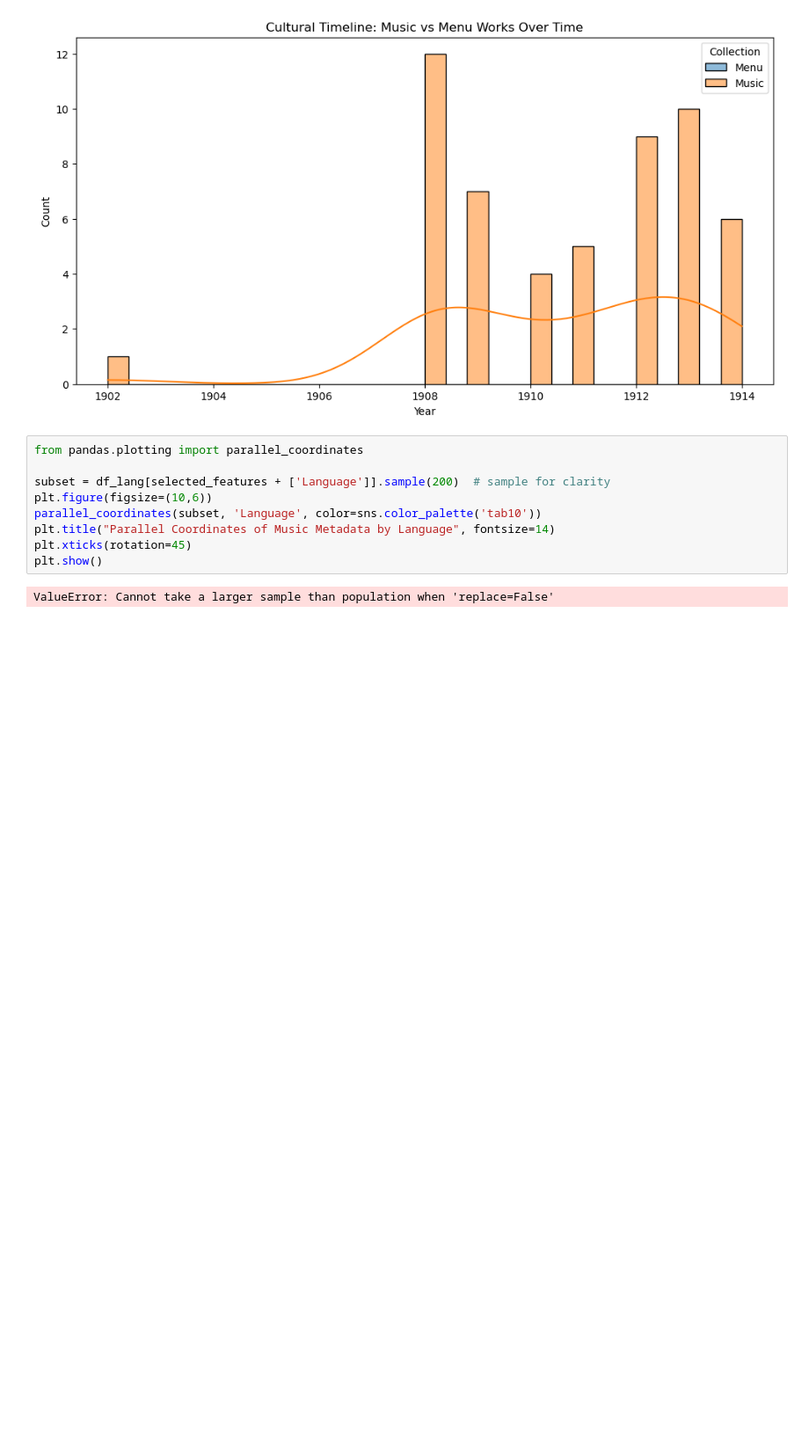
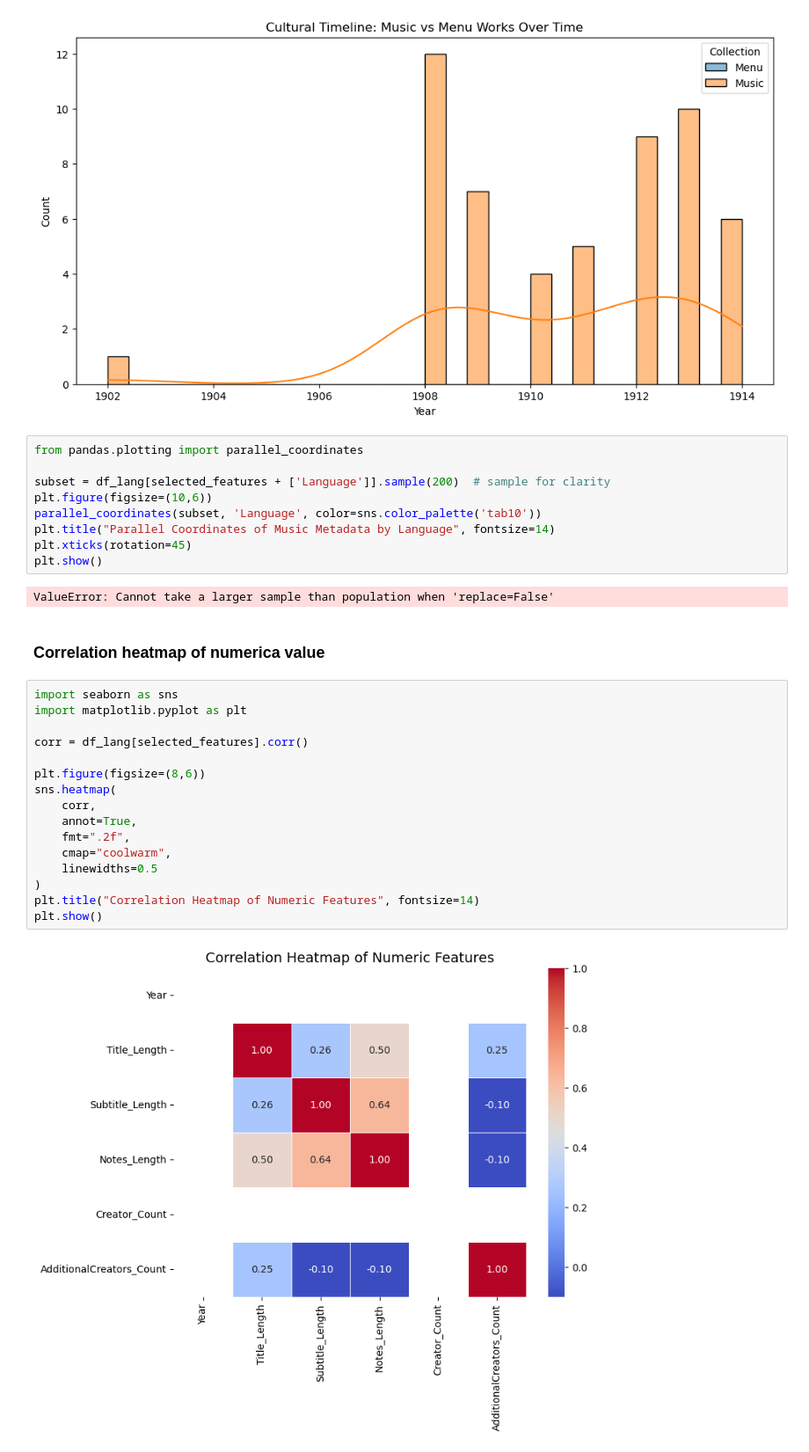
Before and after one commit to bbhatta10/Library-data, a Jupyter notebook: menu.ipynb, the cells around one changed output. Shown at 88% size. Cells and saved outputs as stored; diff of their text form; blank space fills up the shorter version.

Commit message:
Correlaition Heatmap

```diff
--- a/menu.ipynb
+++ b/menu.ipynb
@@ -671,3 +671,23 @@ plt.xticks(rotation=45)
 plt.show()
 # %% [output]
 ValueError: Cannot take a larger sample than population when 'replace=False'
+# %% [markdown]
+### Correlation heatmap of numerica value
+# %%
+import seaborn as sns
+import matplotlib.pyplot as plt
+
+corr = df_lang[selected_features].corr()
+
+plt.figure(figsize=(8,6))
+sns.heatmap(
+    corr,
+    annot=True,
+    fmt=".2f",
+    cmap="coolwarm",
+    linewidths=0.5
+)
+plt.title("Correlation Heatmap of Numeric Features", fontsize=14)
+plt.show()
+# %% [output]
+[figure, added]
```
Also changed, not shown: parts of 1 cell of this notebook.
